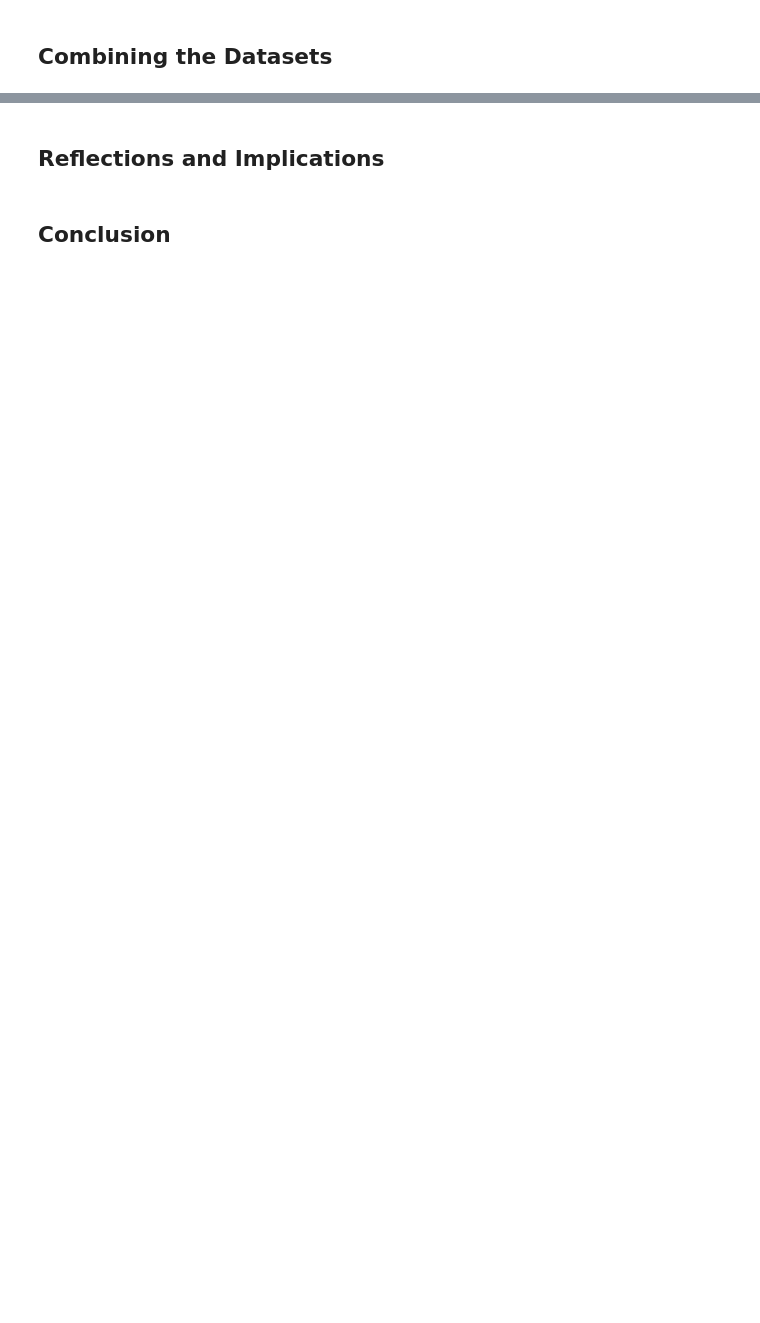
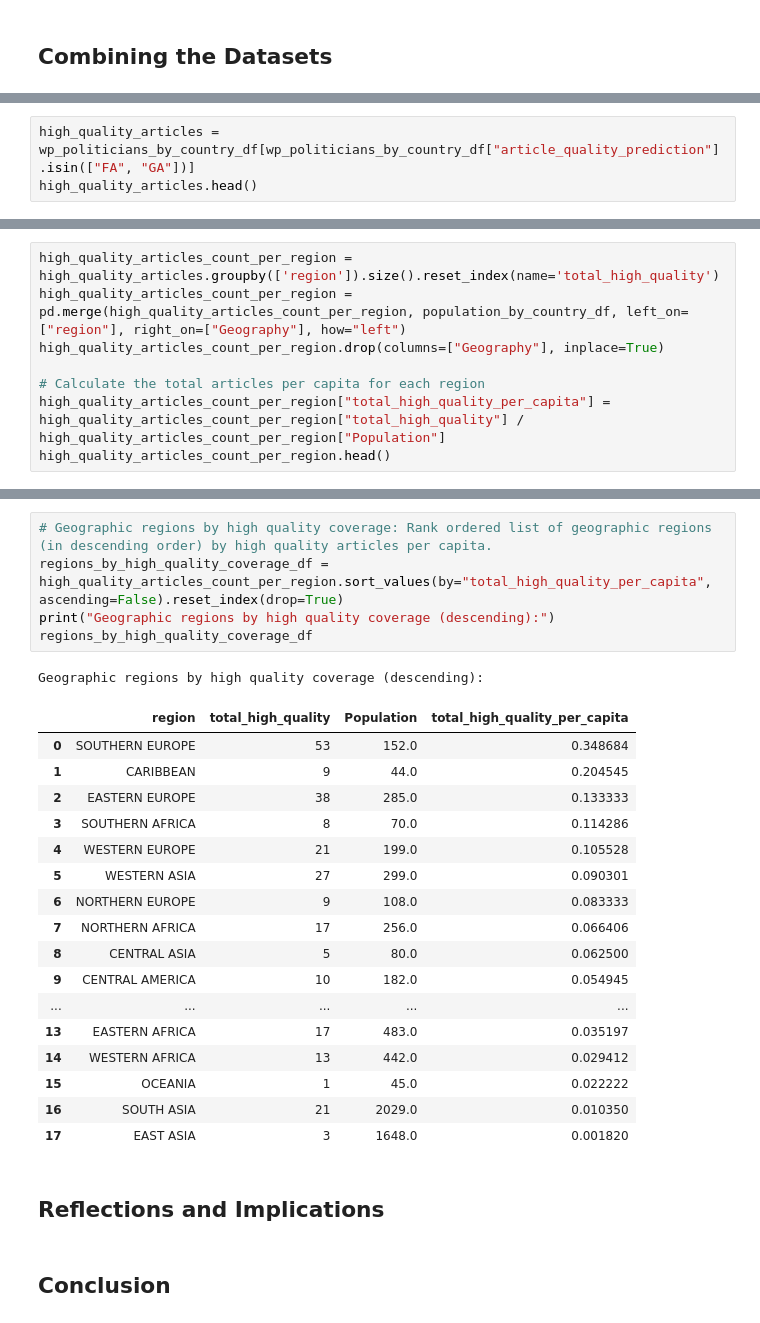
Before and after one commit to himanshunaidu/data512, a Jupyter notebook: data-512-homework_2/wikipedia_politician_bias.ipynb, the cells around one changed output, grey strips where cells are left out. Drawn from its saved outputs; the diff is of its cells as text; blank space fills up the shorter version.

```diff
--- a/data-512-homework_2/wikipedia_politician_bias.ipynb
+++ b/data-512-homework_2/wikipedia_politician_bias.ipynb
@@ -556,0 +768,3 @@ ores_quality_prediction_df.to_csv(WP_POLITICIANS_WITH_ORES_PATH, index=False)
+# %%
+high_quality_articles = wp_politicians_by_country_df[wp_politicians_by_country_df["article_quality_prediction"].isin(["FA", "GA"])]
+high_quality_articles.head()
@@ -556,0 +863,8 @@ ores_quality_prediction_df.to_csv(WP_POLITICIANS_WITH_ORES_PATH, index=False)
+# %%
+high_quality_articles_count_per_region = high_quality_articles.groupby(['region']).size().reset_index(name='total_high_quality')
+high_quality_articles_count_per_region = pd.merge(high_quality_articles_count_per_region, population_by_country_df, left_on=["region"], right_on=["Geography"], how="left")
+high_quality_articles_count_per_region.drop(columns=["Geography"], inplace=True)
+
+# Calculate the total articles per capita for each region
+high_quality_articles_count_per_region["total_high_quality_per_capita"] = high_quality_articles_count_per_region["total_high_quality"] / high_quality_articles_count_per_region["Population"]
+high_quality_articles_count_per_region.head()
@@ -557,3 +878,27 @@ ores_quality_prediction_df.to_csv(WP_POLITICIANS_WITH_ORES_PATH, index=False)
+# %%
+# Geographic regions by high quality coverage: Rank ordered list of geographic regions (in descending order) by high quality articles per capita.
+regions_by_high_quality_coverage_df = high_quality_articles_count_per_region.sort_values(by="total_high_quality_per_capita", ascending=False).reset_index(drop=True)
+print("Geographic regions by high quality coverage (descending):")
+regions_by_high_quality_coverage_df
+# %% [output]
+Geographic regions by high quality coverage (descending):
+|  | region | total_high_quality | Population | total_high_quality_per_capita |
+| 0 | SOUTHERN EUROPE | 53 | 152.0 | 0.348684 |
+| 1 | CARIBBEAN | 9 | 44.0 | 0.204545 |
+| 2 | EASTERN EUROPE | 38 | 285.0 | 0.133333 |
+| 3 | SOUTHERN AFRICA | 8 | 70.0 | 0.114286 |
+| 4 | WESTERN EUROPE | 21 | 199.0 | 0.105528 |
+| 5 | WESTERN ASIA | 27 | 299.0 | 0.090301 |
+| 6 | NORTHERN EUROPE | 9 | 108.0 | 0.083333 |
+| 7 | NORTHERN AFRICA | 17 | 256.0 | 0.066406 |
+| 8 | CENTRAL ASIA | 5 | 80.0 | 0.062500 |
+| 9 | CENTRAL AMERICA | 10 | 182.0 | 0.054945 |
+| ... | ... | ... | ... | ... |
+| 13 | EASTERN AFRICA | 17 | 483.0 | 0.035197 |
+| 14 | WESTERN AFRICA | 13 | 442.0 | 0.029412 |
+| 15 | OCEANIA | 1 | 45.0 | 0.022222 |
+| 16 | SOUTH ASIA | 21 | 2029.0 | 0.010350 |
+| 17 | EAST ASIA | 3 | 1648.0 | 0.001820 |
 # %% [markdown]
 ## Reflections and Implications
 # %% [markdown]
```
Also changed, not shown: parts of 42 cells of this notebook, 2 other files.
